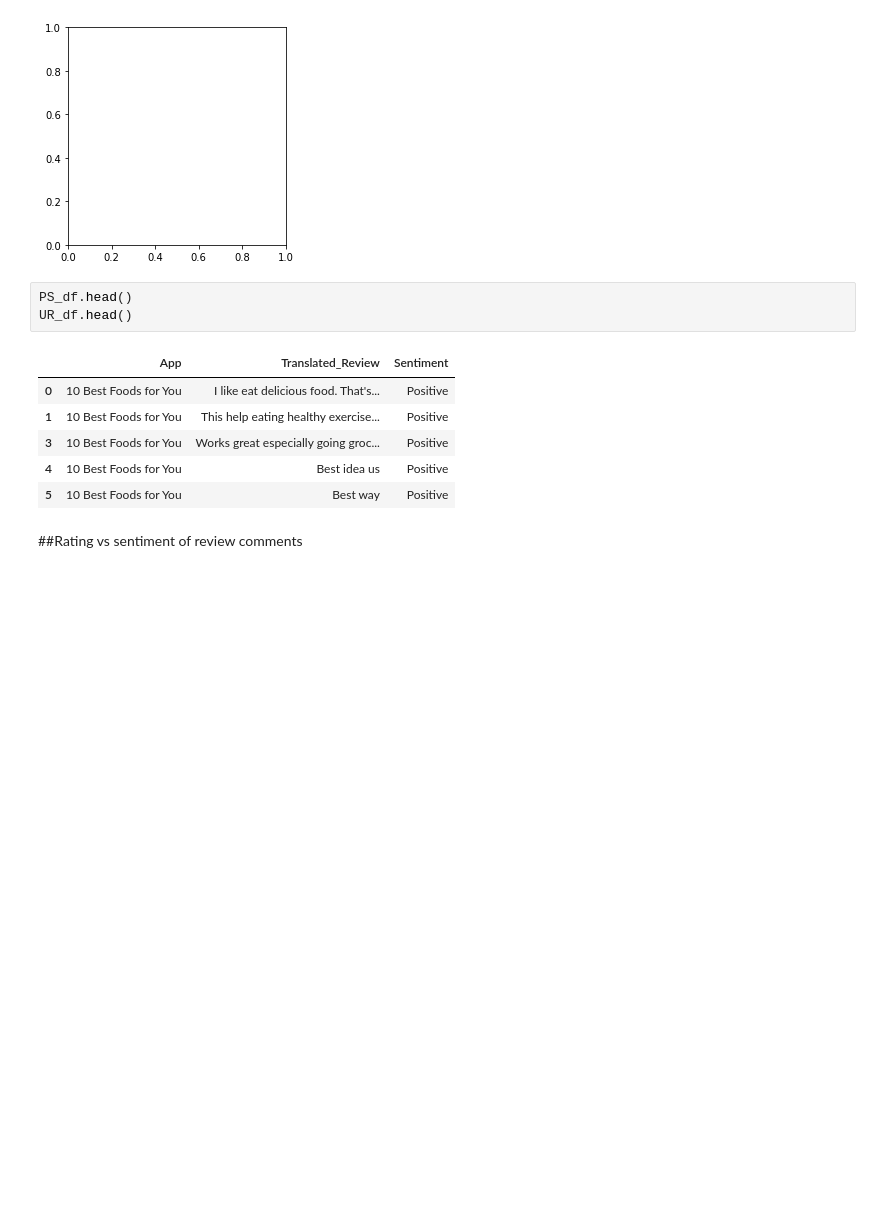
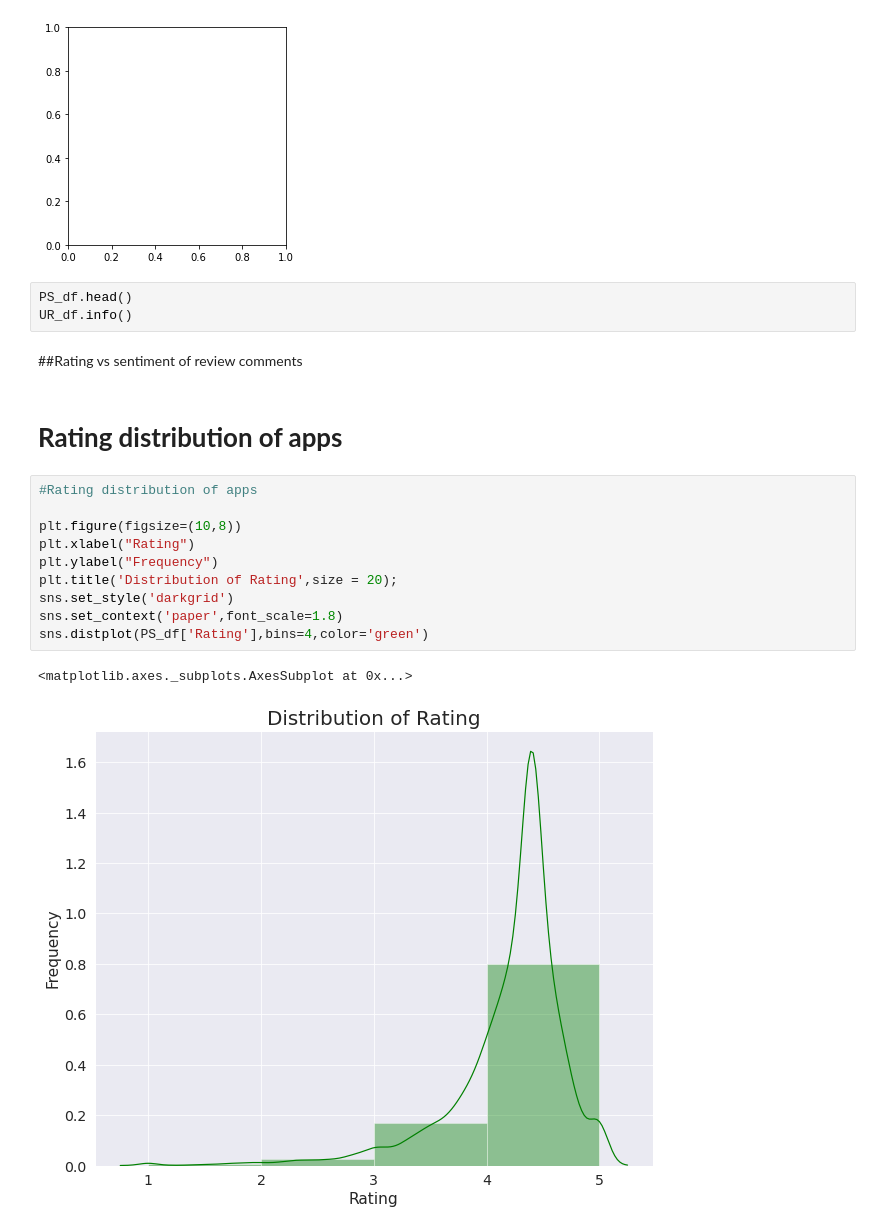
Before and after one commit to ashyaulla/Playstore-Data-Analysis, a Jupyter notebook: Playstore_Data_Analysis(Team_notebook).ipynb, the cells around one changed output. Drawn from its saved outputs; the diff is of its cells as text; blank space fills up the shorter version.

```diff
--- a/Playstore_Data_Analysis(Team_notebook).ipynb
+++ b/Playstore_Data_Analysis(Team_notebook).ipynb
@@ -434,13 +432,21 @@ ValueError: ignored
 [figure]
 # %%
 PS_df.head()
-UR_df.head()
+UR_df.info()
-# %% [output]
-|  | App | Translated_Review | Sentiment |
-| 0 | 10 Best Foods for You | I like eat delicious food. That's... | Positive |
-| 1 | 10 Best Foods for You | This help eating healthy exercise... | Positive |
-| 3 | 10 Best Foods for You | Works great especially going groc... | Positive |
-| 4 | 10 Best Foods for You | Best idea us | Positive |
-| 5 | 10 Best Foods for You | Best way | Positive |
 # %% [markdown]
 ##Rating vs sentiment of review comments
+# %% [markdown]
+# **Rating distribution of apps**
+# %%
+#Rating distribution of apps
+
+plt.figure(figsize=(10,8))
+plt.xlabel("Rating")
+plt.ylabel("Frequency")
+plt.title('Distribution of Rating',size = 20);
+sns.set_style('darkgrid')
+sns.set_context('paper',font_scale=1.8)
+sns.distplot(PS_df['Rating'],bins=4,color='green')
+# %% [output]
+<matplotlib.axes._subplots.AxesSubplot at 0x...>
+[figure, added]
```
Also changed, not shown: parts of 15 cells of this notebook.
